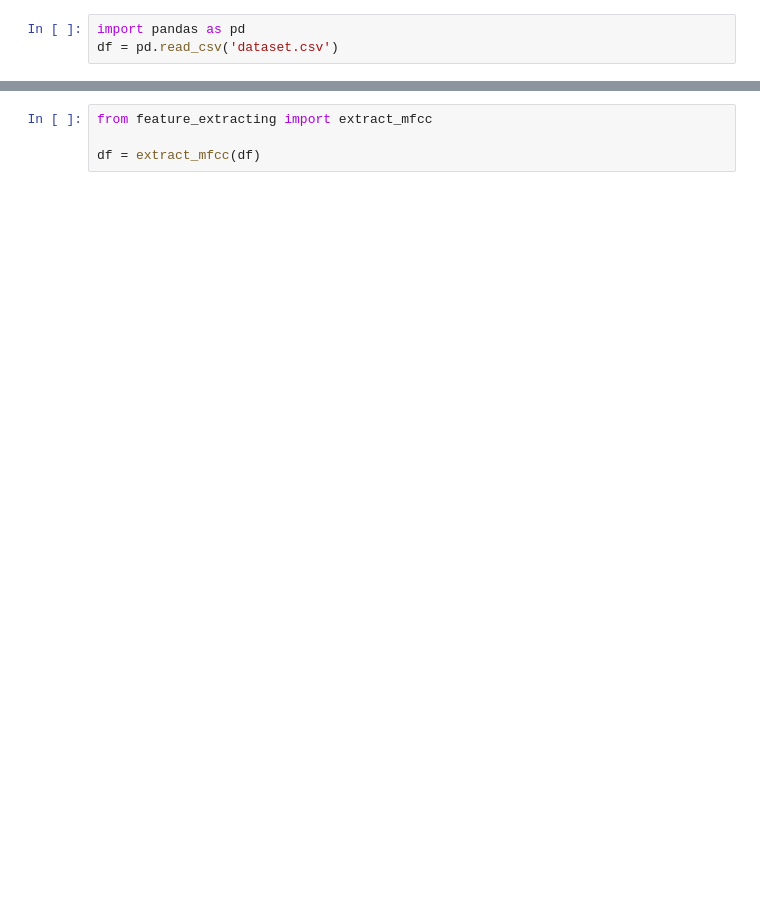
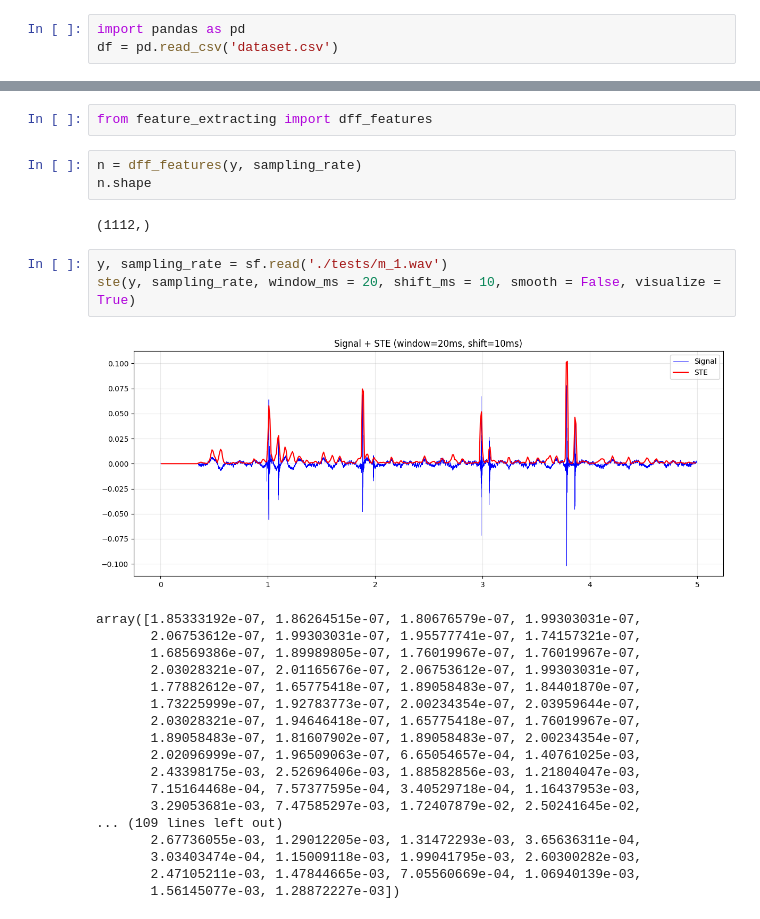
Before and after one commit to Hipslumb/ProcessAudio, a Jupyter notebook: d.ipynb, the cells around one changed output, grey strips where cells are left out. Drawn from its saved outputs; the diff is of its cells as text; blank space fills up the shorter version.

```diff
--- a/d.ipynb
+++ b/d.ipynb
@@ -99,4 +91,29 @@ df
 # %%
-from feature_extracting import extract_mfcc
-
-df = extract_mfcc(df)
+from feature_extracting import dff_features
+# %%
+n = dff_features(y, sampling_rate)
+n.shape
+# %% [output]
+(1112,)
+# %%
+y, sampling_rate = sf.read('./tests/m_1.wav')
+ste(y, sampling_rate, window_ms = 20, shift_ms = 10, smooth = False, visualize = True)
+# %% [output]
+[figure, added]
+array([1.85333192e-07, 1.86264515e-07, 1.80676579e-07, 1.99303031e-07,
+       2.06753612e-07, 1.99303031e-07, 1.95577741e-07, 1.74157321e-07,
+       1.68569386e-07, 1.89989805e-07, 1.76019967e-07, 1.76019967e-07,
+       2.03028321e-07, 2.01165676e-07, 2.06753612e-07, 1.99303031e-07,
+       1.77882612e-07, 1.65775418e-07, 1.89058483e-07, 1.84401870e-07,
+       1.73225999e-07, 1.92783773e-07, 2.00234354e-07, 2.03959644e-07,
+       2.03028321e-07, 1.94646418e-07, 1.65775418e-07, 1.76019967e-07,
+       1.89058483e-07, 1.81607902e-07, 1.89058483e-07, 2.00234354e-07,
+       2.02096999e-07, 1.96509063e-07, 6.65054657e-04, 1.40761025e-03,
+       2.43398175e-03, 2.52696406e-03, 1.88582856e-03, 1.21804047e-03,
+       7.15164468e-04, 7.57377595e-04, 3.40529718e-04, 1.16437953e-03,
+       3.29053681e-03, 7.47585297e-03, 1.72407879e-02, 2.50241645e-02,
+... (109 lines left out)
+       2.67736055e-03, 1.29012205e-03, 1.31472293e-03, 3.65636311e-04,
+       3.03403474e-04, 1.15009118e-03, 1.99041795e-03, 2.60300282e-03,
+       2.47105211e-03, 1.47844665e-03, 7.05560669e-04, 1.06940139e-03,
+       1.56145077e-03, 1.28872227e-03])
```
Also changed, not shown: parts of 8 cells of this notebook, 6 other files.
